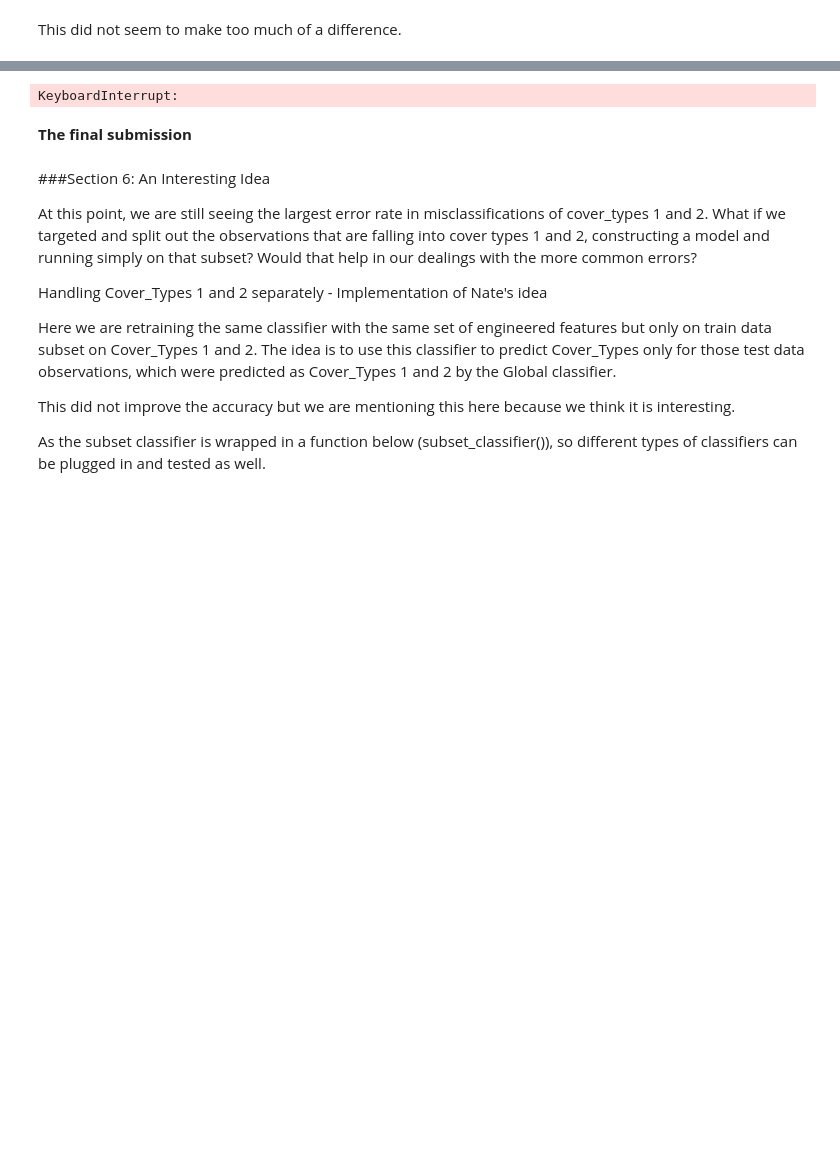
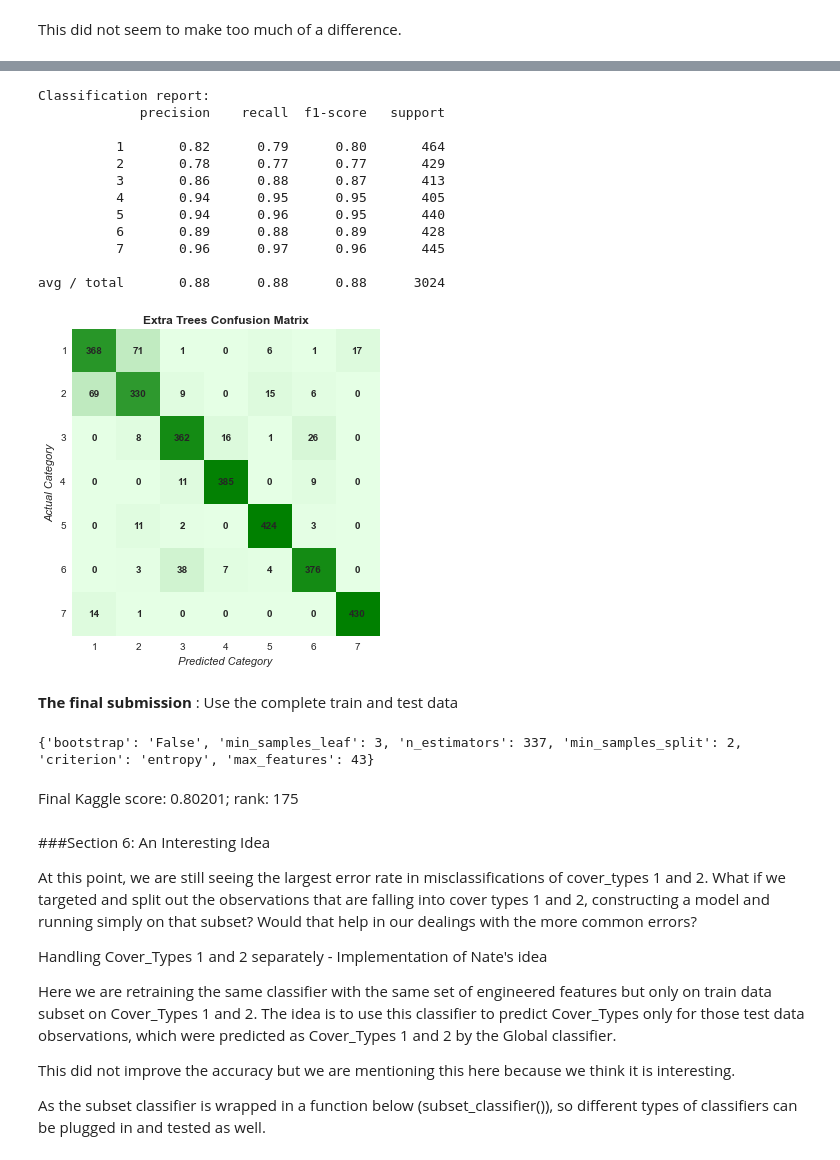
Before and after one commit to nathanieljblack/W207_Project, a Jupyter notebook: W207_Final_Consolidated_V3.ipynb, the cells around one changed output, grey strips where cells are left out. Drawn from its saved outputs; the diff is of its cells as text; code cells hidden in the pictures; blank space fills up the shorter version.

```diff
--- a/W207_Final_Consolidated_V3.ipynb
+++ b/W207_Final_Consolidated_V3.ipynb
@@ -806,16 +770,32 @@ print best_parameters
 # %%
-clfa = ExtraTreesClassifier(bootstrap='False', min_samples_leaf=2, n_estimators=916, min_samples_split=5, criterion='entropy', max_features=77, class_weight=weight_dict)
-
-clf = AdaBoostClassifier(clfa)
-
+# Using the above values for the best parameters:
+clf = ExtraTreesClassifier(bootstrap='True', min_samples_leaf=1, n_estimators=554, min_samples_split=5,
+                           criterion='entropy', max_features=42, class_weight=weight_dict)
 clf.fit(train_data, train_labels)
-
 predictions = clf.predict(dev_data).astype(int)
-print predictions.shape
-
-print_diagnostics(dev_labels, predictions)
+print_diagnostics(dev_labels, predictions, "Extra Trees Confusion Matrix")
 # %% [output]
-KeyboardInterrupt:
+Classification report:
+             precision    recall  f1-score   support
+
+          1       0.82      0.79      0.80       464
+          2       0.78      0.77      0.77       429
+          3       0.86      0.88      0.87       413
+          4       0.94      0.95      0.95       405
+          5       0.94      0.96      0.95       440
+          6       0.89      0.88      0.89       428
+          7       0.96      0.97      0.96       445
+
+avg / total       0.88      0.88      0.88      3024
+[figure, added]
 # %% [markdown]
-<strong> The final submission </strong>
+<strong> The final submission </strong>: Use the complete train and test data
+# %%
+# find the best parameters for the complete data
+grid_search.fit(full_train_data_engd.values, full_train_labels.values)
+best_parameters = grid_search.best_params_
+
+print best_parameters
+# %% [output]
+{'bootstrap': 'False', 'min_samples_leaf': 3, 'n_estimators': 337, 'min_samples_split': 2, 'criterion': 'entropy', 'max_features': 43}
 # %%
@@ -829,3 +811,5 @@ submission.to_csv("sampleSubmissionFinal.csv", index = False, index_col = False)
+# %% [markdown]
+Final Kaggle score: 0.80201; rank: 175
 # %% [markdown]
 ###Section 6: An Interesting Idea
 
```
Also changed, not shown: parts of 14 cells of this notebook.
